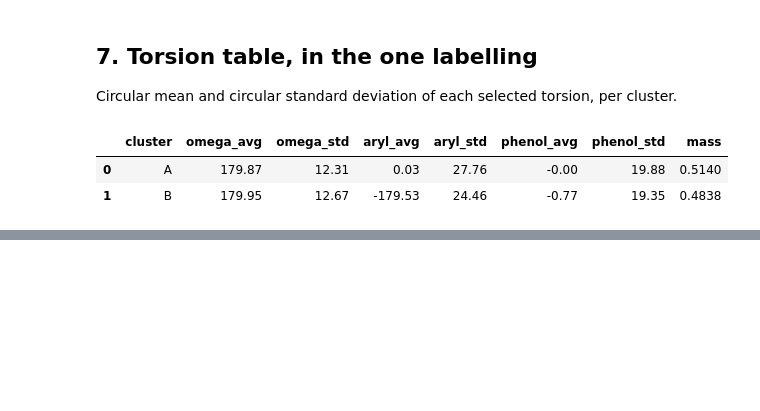
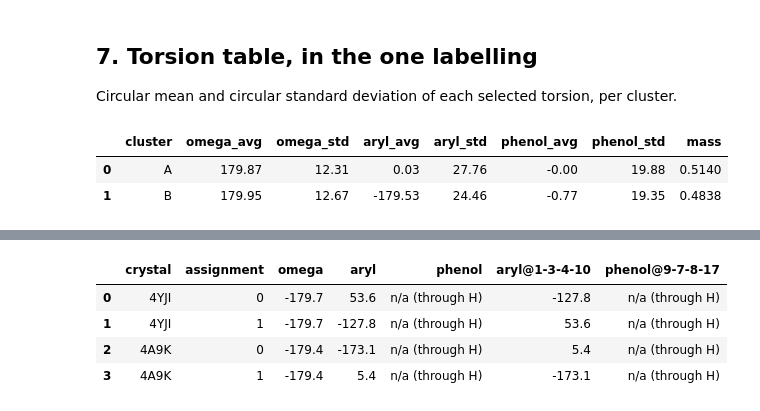
Before and after one commit to csy0000/MD-tools, a Jupyter notebook: docs/tutorial/paracetamol/analysis/symmetry-alignment.ipynb, the cells around one changed output, grey strips where cells are left out. Drawn from its saved outputs; the diff is of its cells as text; code cells hidden in the pictures; blank space fills up the shorter version.

```diff
--- a/docs/tutorial/paracetamol/analysis/symmetry-alignment.ipynb
+++ b/docs/tutorial/paracetamol/analysis/symmetry-alignment.ipynb
@@ -196,0 +209,13 @@ pd.DataFrame(rows)
+# %%
+from md_tools.analysis import reference_assignments
+
+CRYSTALS = {"4YJI": "data/4YJI_TYL.sdf", "4A9K": "data/4A9K_TYL.sdf"}
+rows = {pdb: reference_assignments(path, mol, desc.quads) for pdb, path in CRYSTALS.items()}
+table = []
+for pdb, r in rows.items():
+    for k, row in enumerate(r):
+        table.append({"crystal": pdb, "assignment": k,
+                      **{n: (round(float(np.rad2deg(v)), 1) if np.isfinite(v) else "n/a (through H)")
+                         for n, v in zip(desc.names, row)}})
+pd.DataFrame(table)
+# %% [output]
@@ -196,0 +224,5 @@ pd.DataFrame(rows)
+|  | crystal | assignment | omega | aryl | phenol | aryl@1-3-4-10 | phenol@9-7-8-17 |
+| 0 | 4YJI | 0 | -179.7 | 53.6 | n/a (through H) | -127.8 | n/a (through H) |
+| 1 | 4YJI | 1 | -179.7 | -127.8 | n/a (through H) | 53.6 | n/a (through H) |
+| 2 | 4A9K | 0 | -179.4 | -173.1 | n/a (through H) | 5.4 | n/a (through H) |
+| 3 | 4A9K | 1 | -179.4 | 5.4 | n/a (through H) | -173.1 | n/a (through H) |
```
Also changed, not shown: parts of 9 cells of this notebook, 7 other files.
